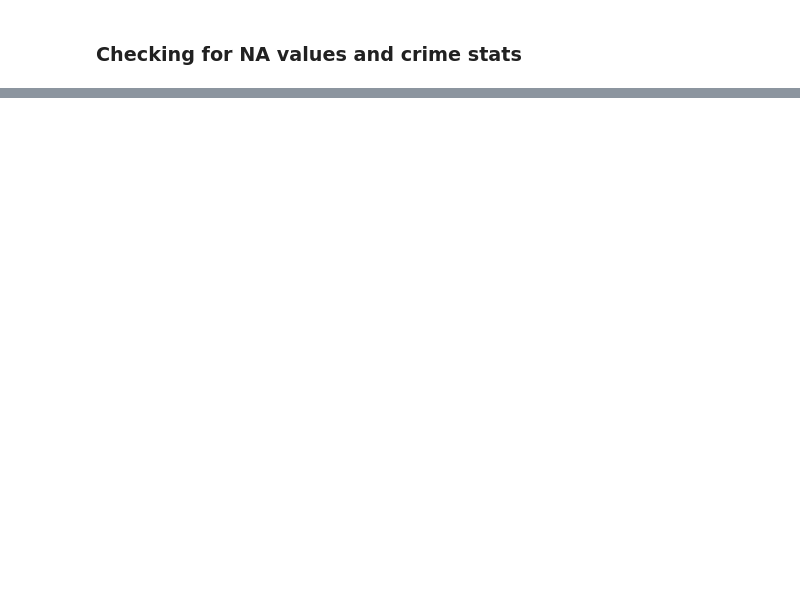
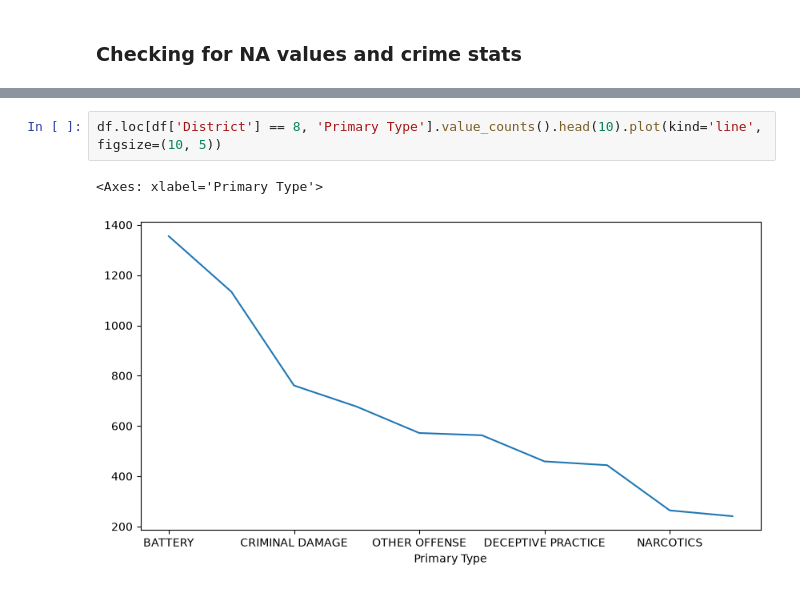
Before and after one commit to Shetty-Amogh/s4ds-ml-task, a Jupyter notebook: Task1/task1.ipynb, the cells around one changed output, grey strips where cells are left out. Saved outputs shown, nothing was run; the diff lists cells and outputs as text; blank space fills up the shorter version.

```diff
--- a/Task1/task1.ipynb
+++ b/Task1/task1.ipynb
@@ -72,0 +63,5 @@ Name: count, dtype: int64
+# %%
+df.loc[df['District'] == 8, 'Primary Type'].value_counts().head(10).plot(kind='line', figsize=(10, 5))
+# %% [output]
+<Axes: xlabel='Primary Type'>
+[figure, added]
```
Also changed, not shown: parts of 21 cells of this notebook, 1 other file.
